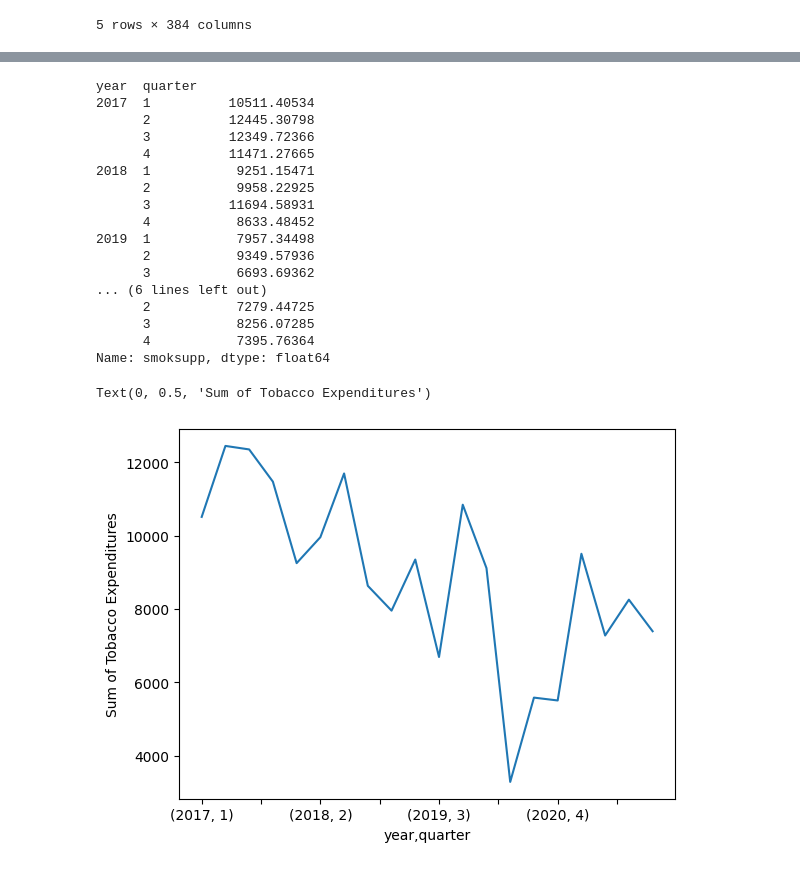
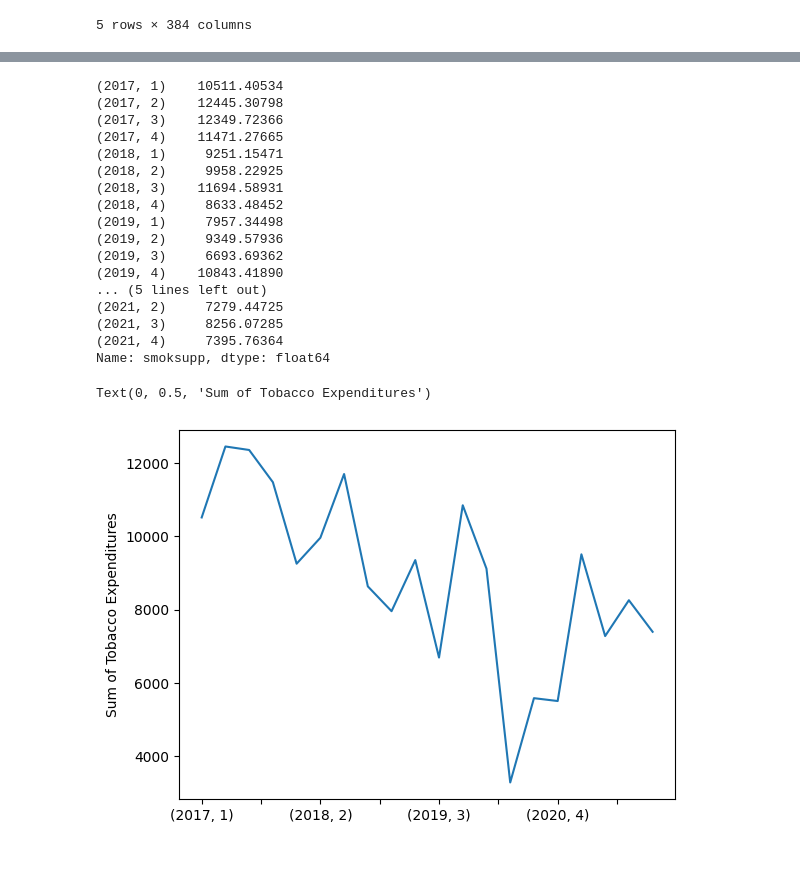
Before and after one commit to smokepm/Tobacco-Expenditure-Survey-Project, a Jupyter notebook: proj_2.ipynb, the cells around one changed output, grey strips where cells are left out. Cells and saved outputs as stored; diff of their text form; code cells hidden in the pictures.

```diff
--- a/proj_2.ipynb
+++ b/proj_2.ipynb
@@ -143,4 +144,4 @@ df.head()
 | 4 | 0.346813 | 0.360343 | 0.345145 | 0.350655 | 0.364780 | 0.354823 | 0.458908 | 3608921 | 56 | D | ... |
 5 rows × 384 columns
 # %%
-len(df['smoksupp'])
+df = df[df['smoksupp']>0]
@@ -148,0 +148,11 @@ len(df['smoksupp'])
+# %%
+outside = df['year']
+inside = df['quarter']
+
+hier_index = list(zip(outside, inside))
+
+hier_index = pd.MultiIndex.from_tuples(hier_index)
+
+df_ind = df.set_index(hier_index)
+
+df_ind
@@ -153,5 +177,5 @@ condition3 = (df['year'].isin([2021, 2022]))
 # %%
-df['dummy_combined'] = (((df['year'].isin([2020]) & df['quarter'].between(2, 4)) |
+df['during_post_covid_dummy'] = (((df['year'].isin([2020]) & df['quarter'].between(2, 4)) |
     (df['year'].isin([2021, 2022])))
     .astype(int)
 )
@@ -211,7 +235,7 @@ max        422.000000
 Name: smoksupp, dtype: float64
 # %%
-df_grouped1=df.groupby(['year', 'quarter'])['smoksupp'].mean()
-df_grouped11=df.groupby(['year', 'quarter'])['smoksupp'].sum()
+df_grouped1=df.groupby([hier_index])['smoksupp'].mean()
+df_grouped11=df.groupby([hier_index])['smoksupp'].sum()
 # %%
 print(df_grouped1)
 # %% [output]
@@ -241,26 +259,26 @@ Text(0, 0.5, 'Mean of Tobacco Expenditures')
 # %%
 print(df_grouped11)
 # %% [output]
-year  quarter
-2017  1          10511.40534
-      2          12445.30798
-      3          12349.72366
-      4          11471.27665
-2018  1           9251.15471
-      2           9958.22925
-      3          11694.58931
-      4           8633.48452
-2019  1           7957.34498
-      2           9349.57936
-      3           6693.69362
-... (6 lines left out)
-      2           7279.44725
-      3           8256.07285
-      4           7395.76364
+(2017, 1)    10511.40534
+(2017, 2)    12445.30798
+(2017, 3)    12349.72366
+(2017, 4)    11471.27665
+(2018, 1)     9251.15471
+(2018, 2)     9958.22925
+(2018, 3)    11694.58931
+(2018, 4)     8633.48452
+(2019, 1)     7957.34498
+(2019, 2)     9349.57936
+(2019, 3)     6693.69362
+(2019, 4)    10843.41890
+... (5 lines left out)
+(2021, 2)     7279.44725
+(2021, 3)     8256.07285
+(2021, 4)     7395.76364
 Name: smoksupp, dtype: float64
 # %%
-df_grouped11.plot(x='year', y='smoksupp', kind='line')
+df_grouped11.plot()
 plt.ylabel('Sum of Tobacco Expenditures')
 # %% [output]
 Text(0, 0.5, 'Sum of Tobacco Expenditures')
-[figure, old version]
+[figure, new version]
```
Also changed, not shown: parts of 19 cells of this notebook.
